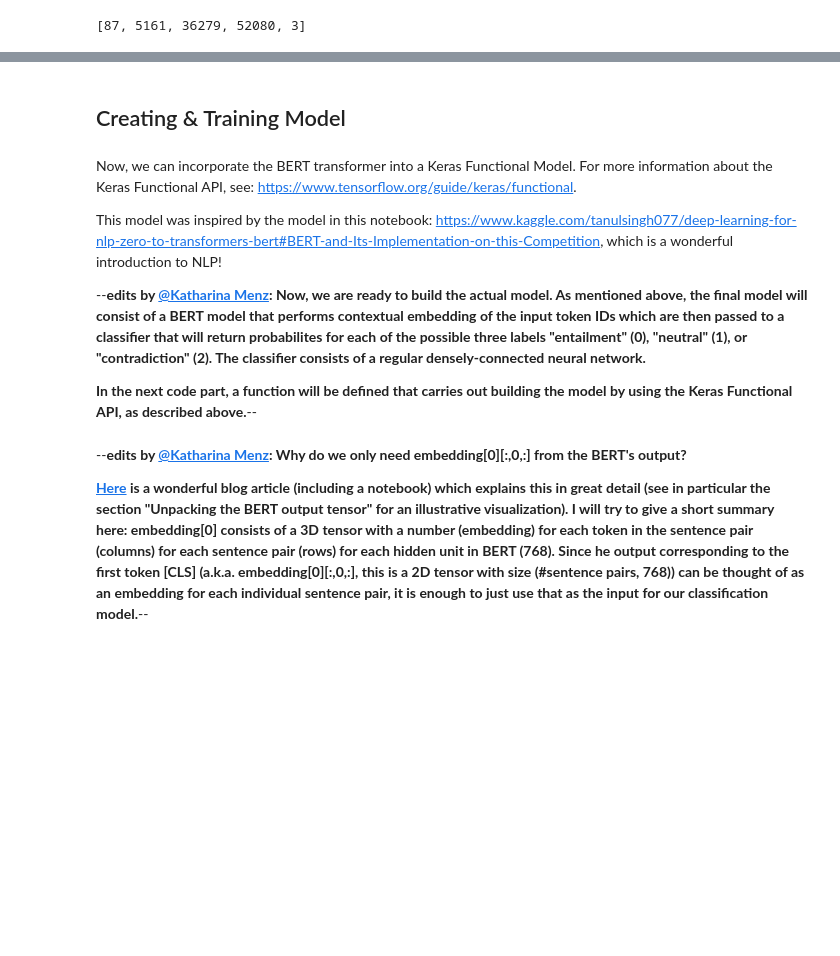
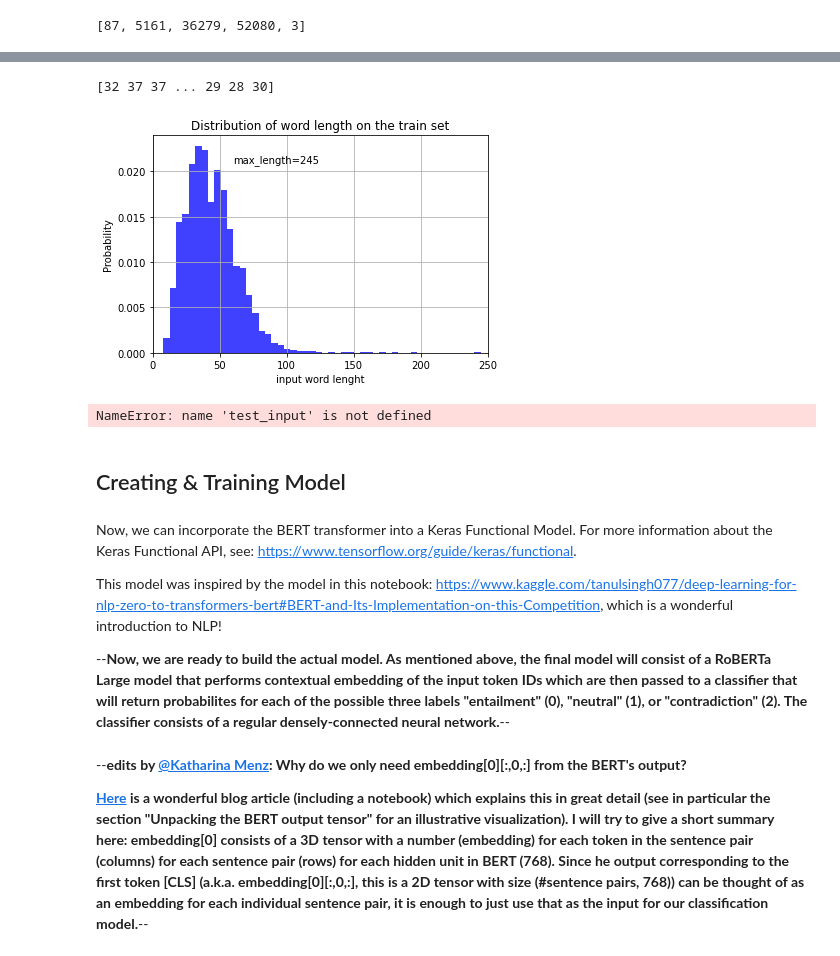
Before and after one commit to fedecabre/P8_Contradictory-My-Dear-Watson-kaggle-competition, a Jupyter notebook: contradictory-my-dear-watson-by-federico-cabrera-roberta.ipynb, the cells around one changed output, grey strips where cells are left out. Drawn from its saved outputs; the diff is of its cells as text; code cells hidden in the pictures; blank space fills up the shorter version.

```diff
--- a/contradictory-my-dear-watson-by-federico-cabrera-roberta.ipynb
+++ b/contradictory-my-dear-watson-by-federico-cabrera-roberta.ipynb
@@ -172,0 +243,28 @@ train_input = bert_encode(train.premise.values, train.hypothesis.values, tokeniz
+# %%
+print(np.count_nonzero(train_input['input_word_ids'], axis=1))
+# %% [output]
+[32 37 37 ... 29 28 30]
+# %%
+import numpy as np
+import matplotlib.pyplot as plt
+
+# Fixing random state for reproducibility
+np.random.seed(19680801)
+
+
+x = np.count_nonzero(train_input['input_word_ids'], axis=1)
+
+# the histogram of the data
+n, bins, patches = plt.hist(x, 50, density=True, facecolor='b', alpha=0.75)
+
+
+plt.xlabel('input word lenght')
+plt.ylabel('Probability')
+plt.title('Distribution of word length on the train set')
+plt.text(60, .021, r'max_length=245')
+plt.xlim(0, 250)
+#plt.ylim(0, 0.03)
+plt.grid(True)
+plt.show()
+# %% [output]
+[figure, added]
@@ -173,3 +273,27 @@ train_input = bert_encode(train.premise.values, train.hypothesis.values, tokeniz
+# %%
+import numpy as np
+import matplotlib.pyplot as plt
+
+# Fixing random state for reproducibility
+np.random.seed(19680801)
+
+
+x = np.count_nonzero(test_input['input_word_ids'], axis=1)
+
+# the histogram of the data
+n, bins, patches = plt.hist(x, 50, density=True, facecolor='b', alpha=0.75)
+
+
+plt.xlabel('input word lenght')
+plt.ylabel('Probability')
+plt.title('Distribution of word length on the test set')
+plt.text(60, .021, r'max_length=236')
+plt.xlim(0, 250)
+#plt.ylim(0, 0.03)
+plt.grid(True)
+plt.show()
+# %% [output]
+NameError: name 'test_input' is not defined
 # %% [markdown]
 ## Creating & Training Model
 # %% [markdown]
@@ -177,7 +301,5 @@ Now, we can incorporate the BERT transformer into a Keras Functional Model. For
 
 This model was inspired by the model in this notebook: https://www.kaggle.com/tanulsingh077/deep-learning-for-nlp-zero-to-transformers-bert#BERT-and-Its-Implementation-on-this-Competition, which is a wonderful introduction to NLP!
 
---**edits by [@Katharina Menz](https://www.kaggle.com/katharinamenz): Now, we are ready to build the actual model. As mentioned above, the final model will consist of a BERT model that performs contextual embedding of the input token IDs which are then passed to a classifier that will return probabilites for each of the possible three labels "entailment" (0), "neutral" (1), or "contradiction" (2). The classifier consists of a regular densely-connected neural network.**
-
-**In the next code part, a function will be defined that carries out building the model by using the Keras Functional API, as described above.**--
+--**Now, we are ready to build the actual model. As mentioned above, the final model will consist of a RoBERTa Large model that performs contextual embedding of the input token IDs which are then passed to a classifier that will return probabilites for each of the possible three labels "entailment" (0), "neutral" (1), or "contradiction" (2). The classifier consists of a regular densely-connected neural network.**--
 # %%
```
Also changed, not shown: parts of 39 cells of this notebook.
